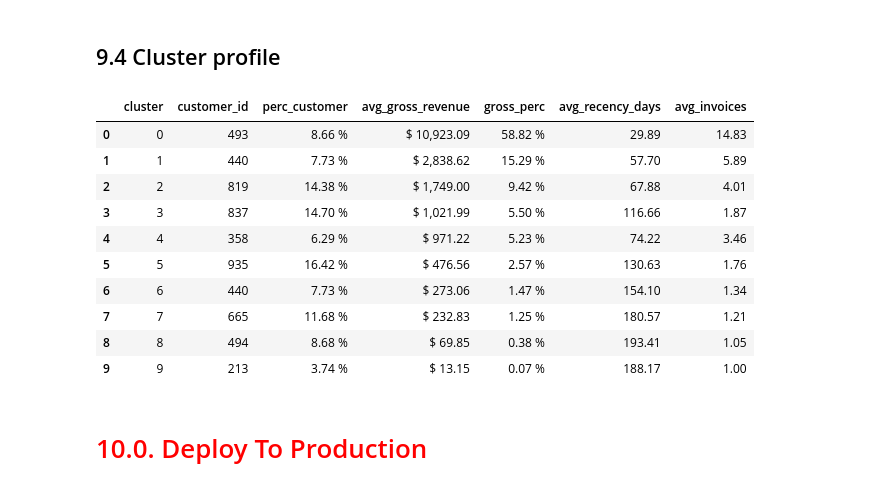
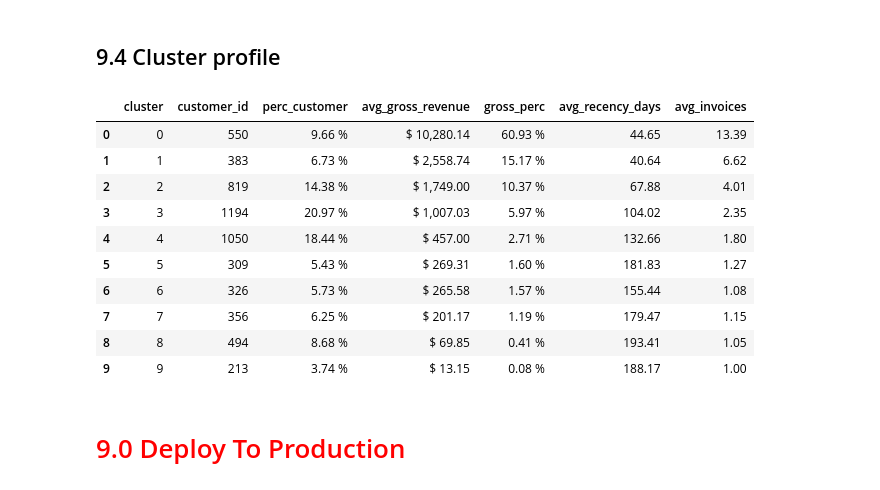
Before and after one commit to Eduardo-95-DS/Insiders-clustering, a Jupyter notebook: notebooks/look_7-ear-fine-tuning.ipynb, the cells around one changed output. Saved outputs shown, nothing was run; the diff lists cells and outputs as text; code cells hidden in the pictures.

Commit message:
added params tuning

```diff
--- a/notebooks/look_7-ear-fine-tuning.ipynb
+++ b/notebooks/look_7-ear-fine-tuning.ipynb
@@ -2401,0 +2286,14 @@ df9['cluster'] = labels
+# %%
+# model definition
+gmm1 = mx.GaussianMixture(n_components=10)
+
+# model training
+gmm1.fit(df99)
+
+# model predict
+labels3 = gmm1.predict(df99)
+
+# model performance
+sil = m.silhouette_score(df99, labels3, metric='euclidean')
+
+print('SS value: {}'.format(m.silhouette_score(df99, labels3, metric='euclidean')))
@@ -2401,0 +2302,14 @@ df9['cluster'] = labels
+# %%
+# model definition
+gmm2 = mx.GaussianMixture(n_components=10,n_init=5,init_params='k-means++',random_state=42)
+
+# model training
+gmm2.fit(df99)
+
+# model predict
+labels4 = gmm2.predict(df99)
+
+# model performance
+sil = m.silhouette_score(df99, labels4, metric='euclidean')
+
+print('SS value: {}'.format(m.silhouette_score(df99, labels4, metric='euclidean')))
@@ -2401,0 +2320,11 @@ df9['cluster'] = labels
+# %%
+# model definition
+hc1 = hc.linkage(df99, 'ward')
+
+# model predict
+labels5 = hc.fcluster(hc1, 10, criterion='maxclust')
+
+# model performance
+sil = m.silhouette_score(df99, labels5, metric='euclidean')
+
+print('SS value: {}'.format(m.silhouette_score(df99, labels5, metric='euclidean')))
@@ -2430,7 +2477,7 @@ sns.scatterplot(x='embedding_x', y='embedding_y',
 ## 9.4 Cluster profile
 # %%
 df91 = df9.copy()
-df91['cluster'] = labels
+df91['cluster'] = labels5
 
 # Percentual of customers
 df_cluster = df91[['customer_id', 'cluster']].groupby('cluster').count().reset_index()
@@ -2459,42 +2506,42 @@ df_cluster = pd.merge(df_cluster, df_invoice_no, how='inner', on='cluster')
 df_cluster['total_invoices']=df_cluster['total_invoices'].map('{:,.2f}'.format)
 df_cluster=df_cluster.rename(columns={'total_invoices':'avg_invoices'})
 
 df_cluster=df_cluster.sort_values(['avg_gross_revenue'],ascending=False).reset_index(drop=True)
 
 df_cluster['avg_gross_revenue']=df_cluster['avg_gross_revenue'].map('$ {:,.2f}'.format)
 
 
 df_cluster.loc[0:0,'cluster'] = 0
 df_cluster.loc[1:1,'cluster'] = 1
 df_cluster.loc[2:2,'cluster'] = 2
 
 rows=df_cluster.shape[0:1]
 rows=int(rows[0])
 
 if rows>3:
         df_cluster.loc[3:3,'cluster'] = 3
         df_cluster.loc[4:4,'cluster'] = 4
         df_cluster.loc[5:5,'cluster'] = 5
         df_cluster.loc[6:6,'cluster'] = 6
         df_cluster.loc[7:7,'cluster'] = 7
         df_cluster.loc[8:8,'cluster'] = 8
         df_cluster.loc[9:9,'cluster'] = 9
         df_cluster.loc[10:10,'cluster'] = 10
 else:
     None
 
 df_cluster
 # %% [output]
 |  | cluster | customer_id | perc_customer | avg_gross_revenue | gross_perc | avg_recency_days | avg_invoices |
-| 0 | 0 | 493 | 8.66 % | $ 10,923.09 | 58.82 % | 29.89 | 14.83 |
-| 1 | 1 | 440 | 7.73 % | $ 2,838.62 | 15.29 % | 57.70 | 5.89 |
-| 2 | 2 | 819 | 14.38 % | $ 1,749.00 | 9.42 % | 67.88 | 4.01 |
-| 3 | 3 | 837 | 14.70 % | $ 1,021.99 | 5.50 % | 116.66 | 1.87 |
-| 4 | 4 | 358 | 6.29 % | $ 971.22 | 5.23 % | 74.22 | 3.46 |
-| 5 | 5 | 935 | 16.42 % | $ 476.56 | 2.57 % | 130.63 | 1.76 |
-| 6 | 6 | 440 | 7.73 % | $ 273.06 | 1.47 % | 154.10 | 1.34 |
-| 7 | 7 | 665 | 11.68 % | $ 232.83 | 1.25 % | 180.57 | 1.21 |
-| 8 | 8 | 494 | 8.68 % | $ 69.85 | 0.38 % | 193.41 | 1.05 |
-| 9 | 9 | 213 | 3.74 % | $ 13.15 | 0.07 % | 188.17 | 1.00 |
+| 0 | 0 | 550 | 9.66 % | $ 10,280.14 | 60.93 % | 44.65 | 13.39 |
+| 1 | 1 | 383 | 6.73 % | $ 2,558.74 | 15.17 % | 40.64 | 6.62 |
+| 2 | 2 | 819 | 14.38 % | $ 1,749.00 | 10.37 % | 67.88 | 4.01 |
+| 3 | 3 | 1194 | 20.97 % | $ 1,007.03 | 5.97 % | 104.02 | 2.35 |
+| 4 | 4 | 1050 | 18.44 % | $ 457.00 | 2.71 % | 132.66 | 1.80 |
+| 5 | 5 | 309 | 5.43 % | $ 269.31 | 1.60 % | 181.83 | 1.27 |
+| 6 | 6 | 326 | 5.73 % | $ 265.58 | 1.57 % | 155.44 | 1.08 |
+| 7 | 7 | 356 | 6.25 % | $ 201.17 | 1.19 % | 179.47 | 1.15 |
+| 8 | 8 | 494 | 8.68 % | $ 69.85 | 0.41 % | 193.41 | 1.05 |
+| 9 | 9 | 213 | 3.74 % | $ 13.15 | 0.08 % | 188.17 | 1.00 |
 # %% [markdown]
-# <font color='red'> 10.0. Deploy To Production </font>
+# <font color='red'> 9.0 Deploy To Production </font>
```
Also changed, not shown: parts of 42 cells of this notebook.
